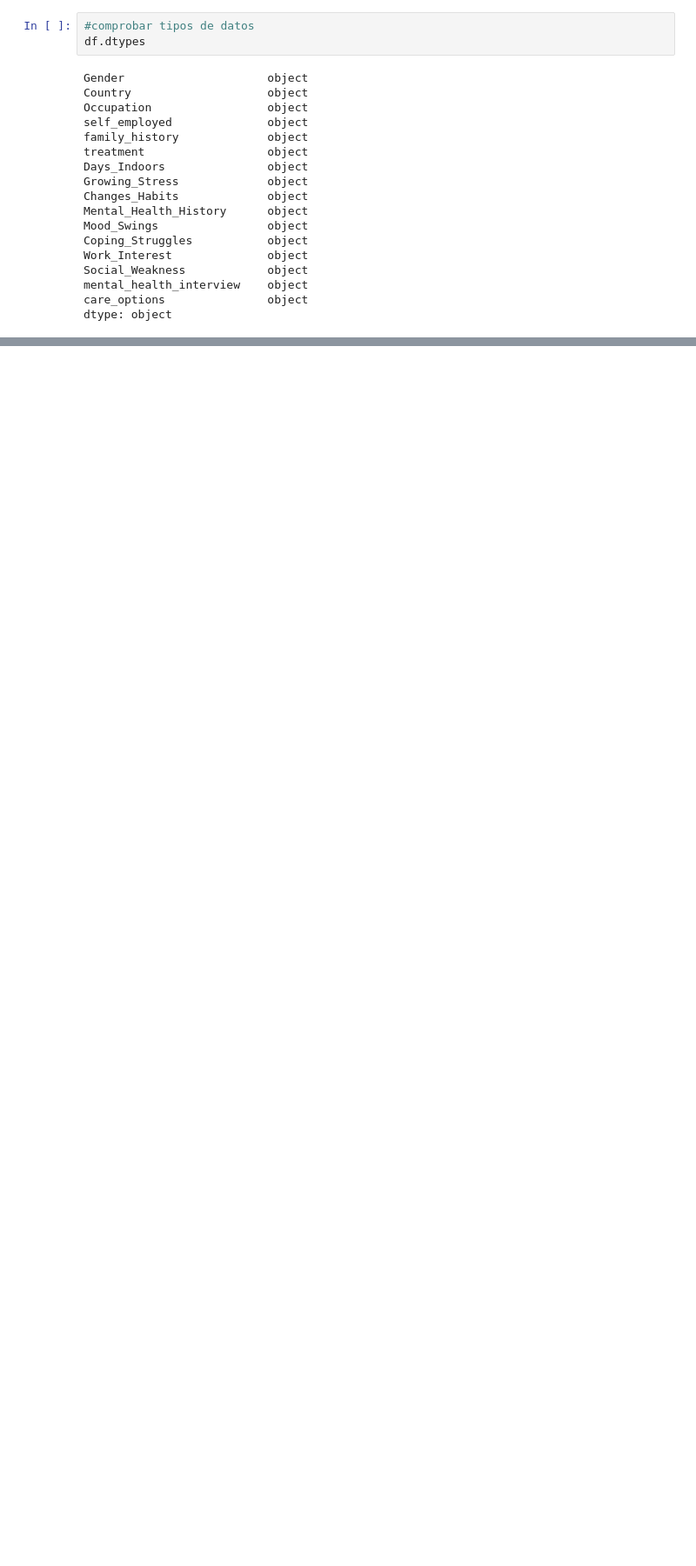
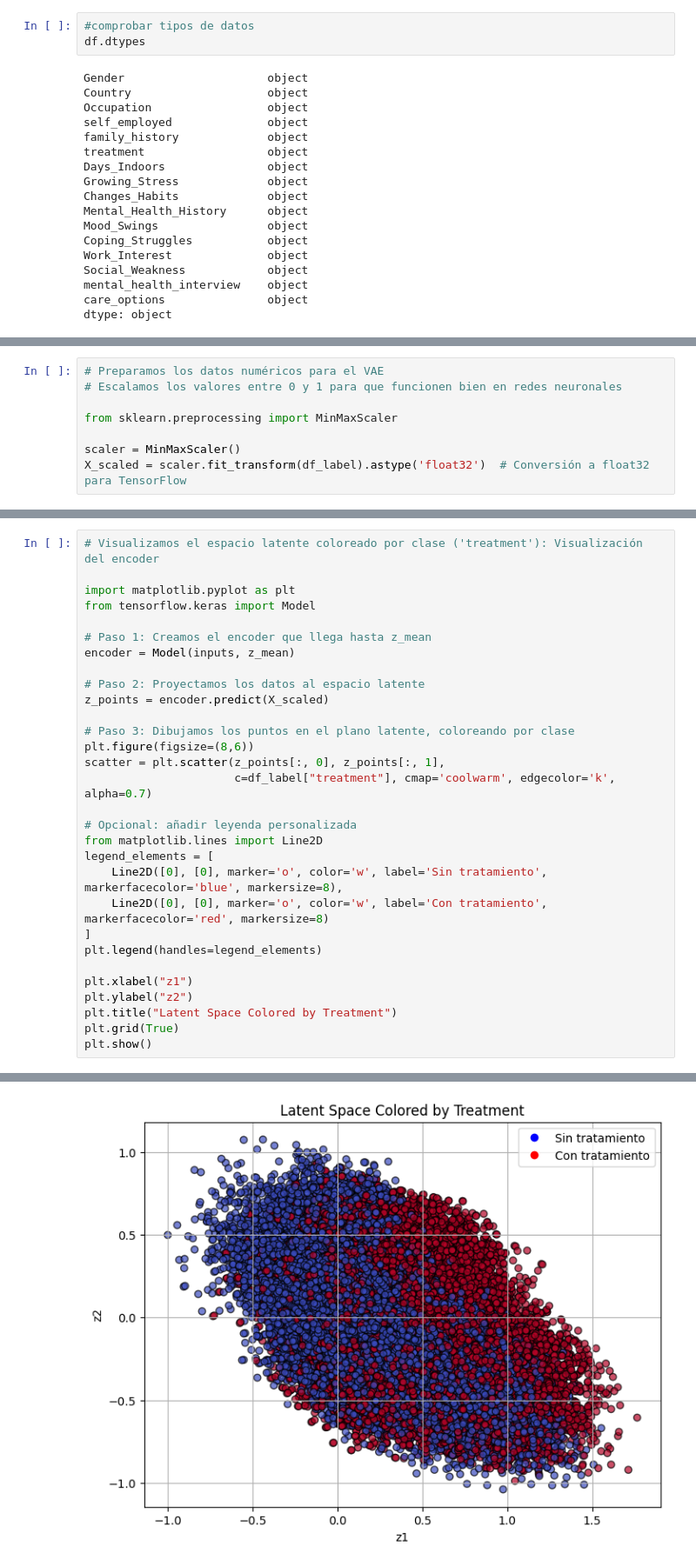
Before and after one commit to Mariapra01/Mineria-de-Datos, a Jupyter notebook: VAE.ipynb, the cells around one changed output, grey strips where cells are left out. Shown: that part at 87% size. Drawn from its saved outputs; the diff is of its cells as text; blank space fills up the shorter version.

```diff
--- a/VAE.ipynb
+++ b/VAE.ipynb
@@ -119,0 +171,8 @@ dtype: object
+# %%
+# Preparamos los datos numéricos para el VAE
+# Escalamos los valores entre 0 y 1 para que funcionen bien en redes neuronales
+
+from sklearn.preprocessing import MinMaxScaler
+
+scaler = MinMaxScaler()
+X_scaled = scaler.fit_transform(df_label).astype('float32')  # Conversión a float32 para TensorFlow
@@ -119,0 +249,31 @@ dtype: object
+# %%
+# Visualizamos el espacio latente coloreado por clase ('treatment'): Visualización del encoder
+
+import matplotlib.pyplot as plt
+from tensorflow.keras import Model
+
+# Paso 1: Creamos el encoder que llega hasta z_mean
+encoder = Model(inputs, z_mean)
+
+# Paso 2: Proyectamos los datos al espacio latente
+z_points = encoder.predict(X_scaled)
+
+# Paso 3: Dibujamos los puntos en el plano latente, coloreando por clase
+plt.figure(figsize=(8,6))
+scatter = plt.scatter(z_points[:, 0], z_points[:, 1],
+                      c=df_label["treatment"], cmap='coolwarm', edgecolor='k', alpha=0.7)
+
+# Opcional: añadir leyenda personalizada
+from matplotlib.lines import Line2D
+legend_elements = [
+    Line2D([0], [0], marker='o', color='w', label='Sin tratamiento', markerfacecolor='blue', markersize=8),
+    Line2D([0], [0], marker='o', color='w', label='Con tratamiento', markerfacecolor='red', markersize=8)
+]
+plt.legend(handles=legend_elements)
+
+plt.xlabel("z1")
+plt.ylabel("z2")
+plt.title("Latent Space Colored by Treatment")
+plt.grid(True)
+plt.show()
+# %% [output]
@@ -119,0 +281 @@ dtype: object
+[figure, added]
```
Also changed, not shown: parts of 22 cells of this notebook.
